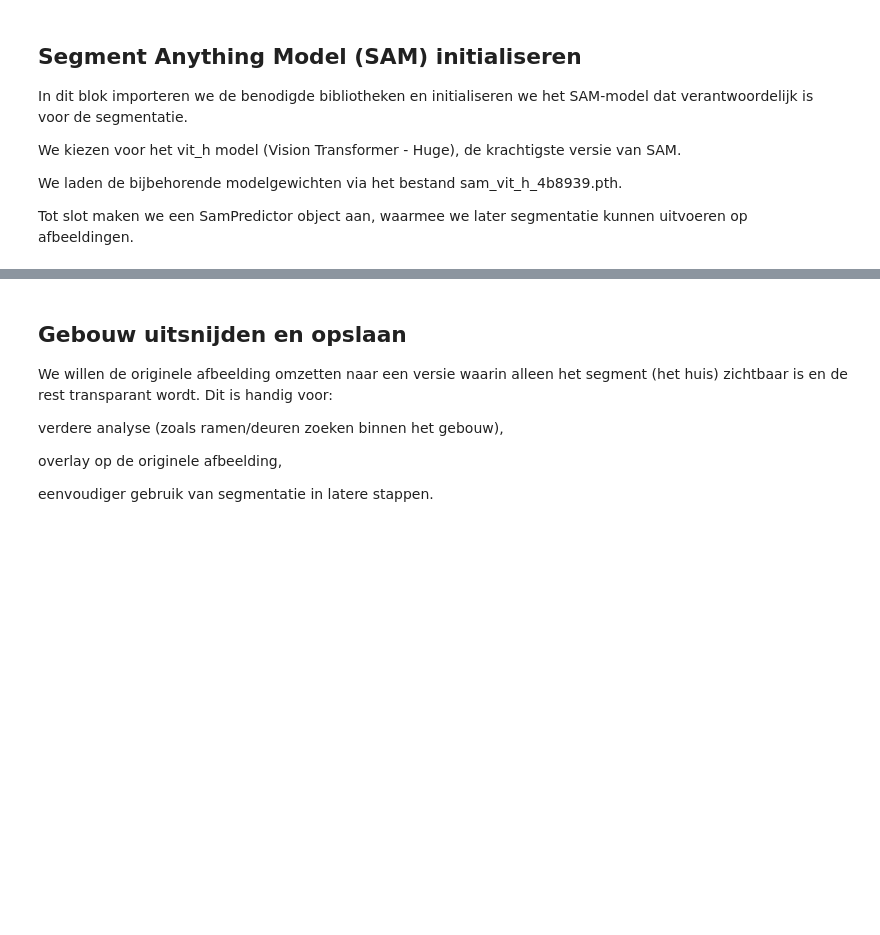
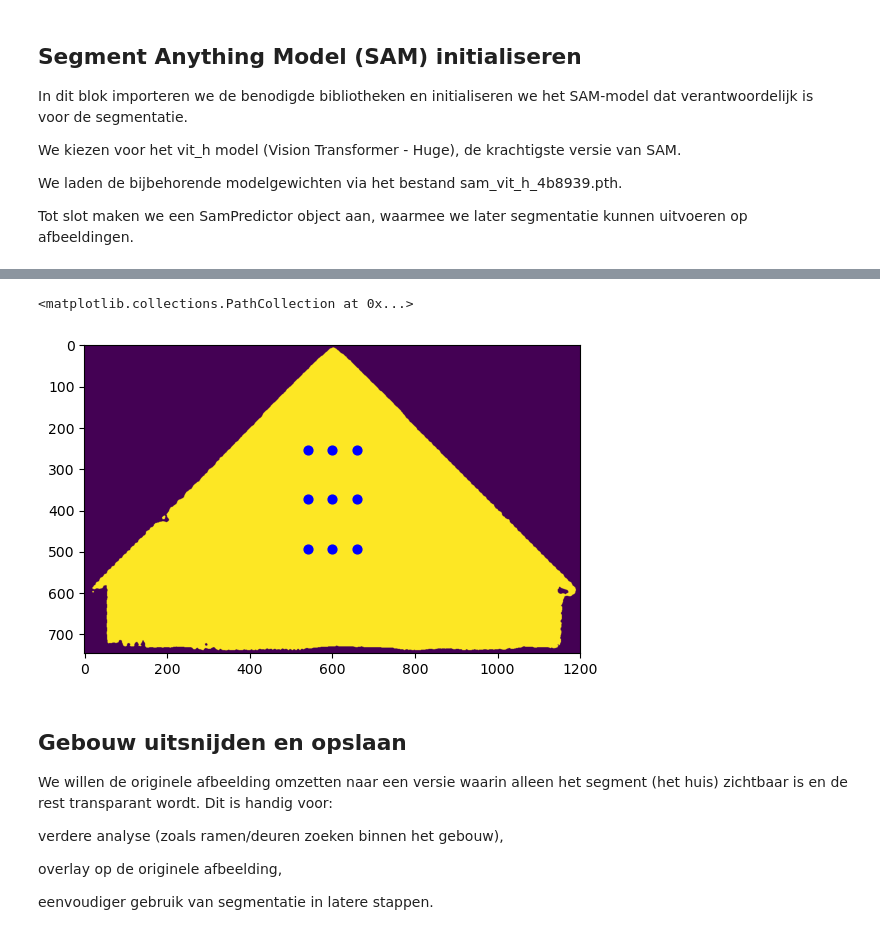
Before and after one commit to Johandada/Nest-Project, a Jupyter notebook: sam.ipynb, the cells around one changed output, grey strips where cells are left out. Drawn from its saved outputs; the diff is of its cells as text; code cells hidden in the pictures; blank space fills up the shorter version.

```diff
--- a/sam.ipynb
+++ b/sam.ipynb
@@ -70,3 +100,9 @@ plt.scatter(punten[:, 0], punten[:, 1], color="blue", s=40, marker="o", label="I
+# %%
+plt.imshow(huis_mask)
+plt.scatter(huis_punten[:, 0], huis_punten[:, 1], color="blue", s=40, marker="o", label="Invoerpunt")
+# %% [output]
+<matplotlib.collections.PathCollection at 0x...>
+[figure, added]
 # %% [markdown]
 ## Gebouw uitsnijden en opslaan
 We willen de originele afbeelding omzetten naar een versie waarin alleen het segment (het huis) zichtbaar is en de rest transparant wordt. Dit is handig voor:
```
Also changed, not shown: parts of 24 cells of this notebook, 1 other file.
